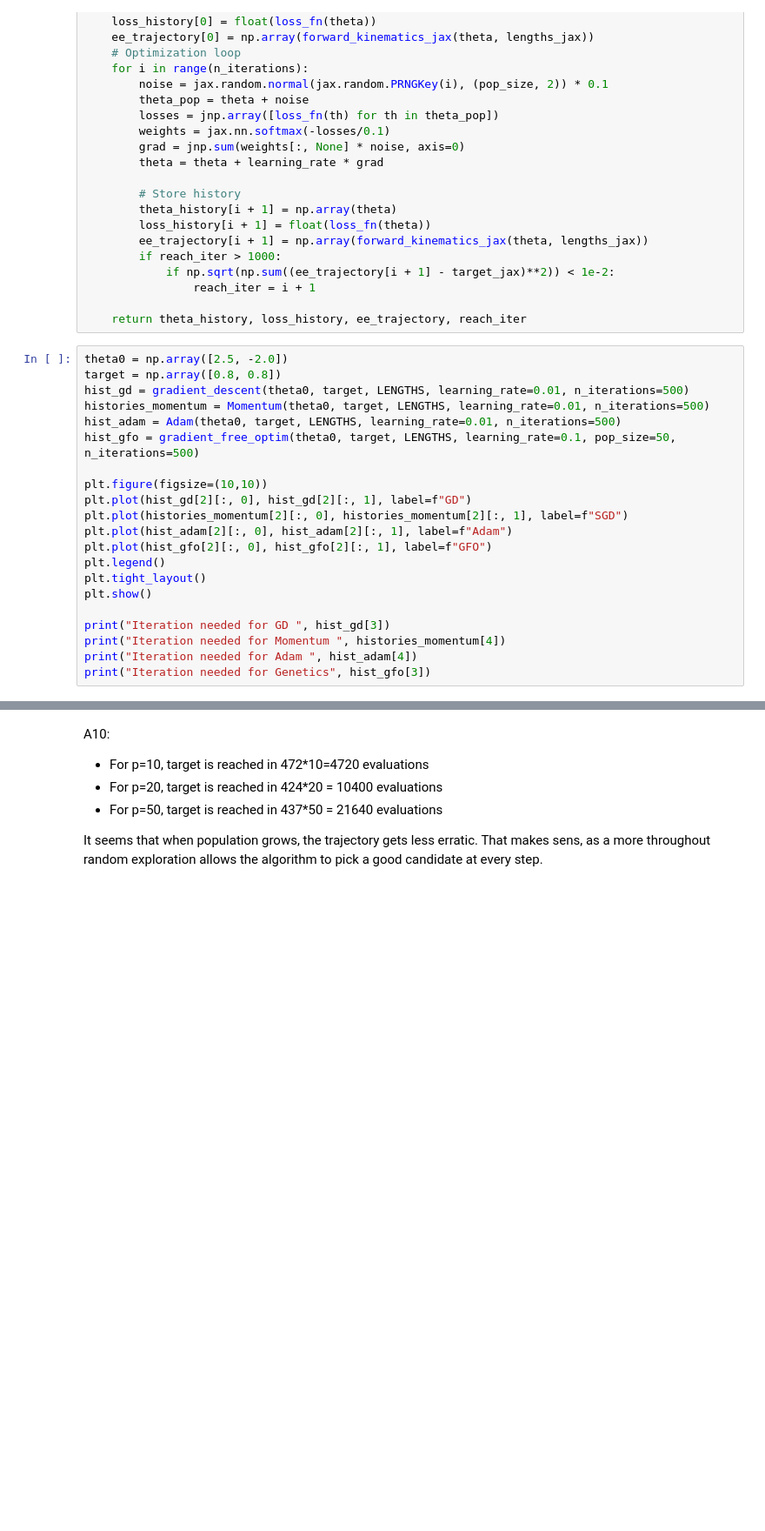
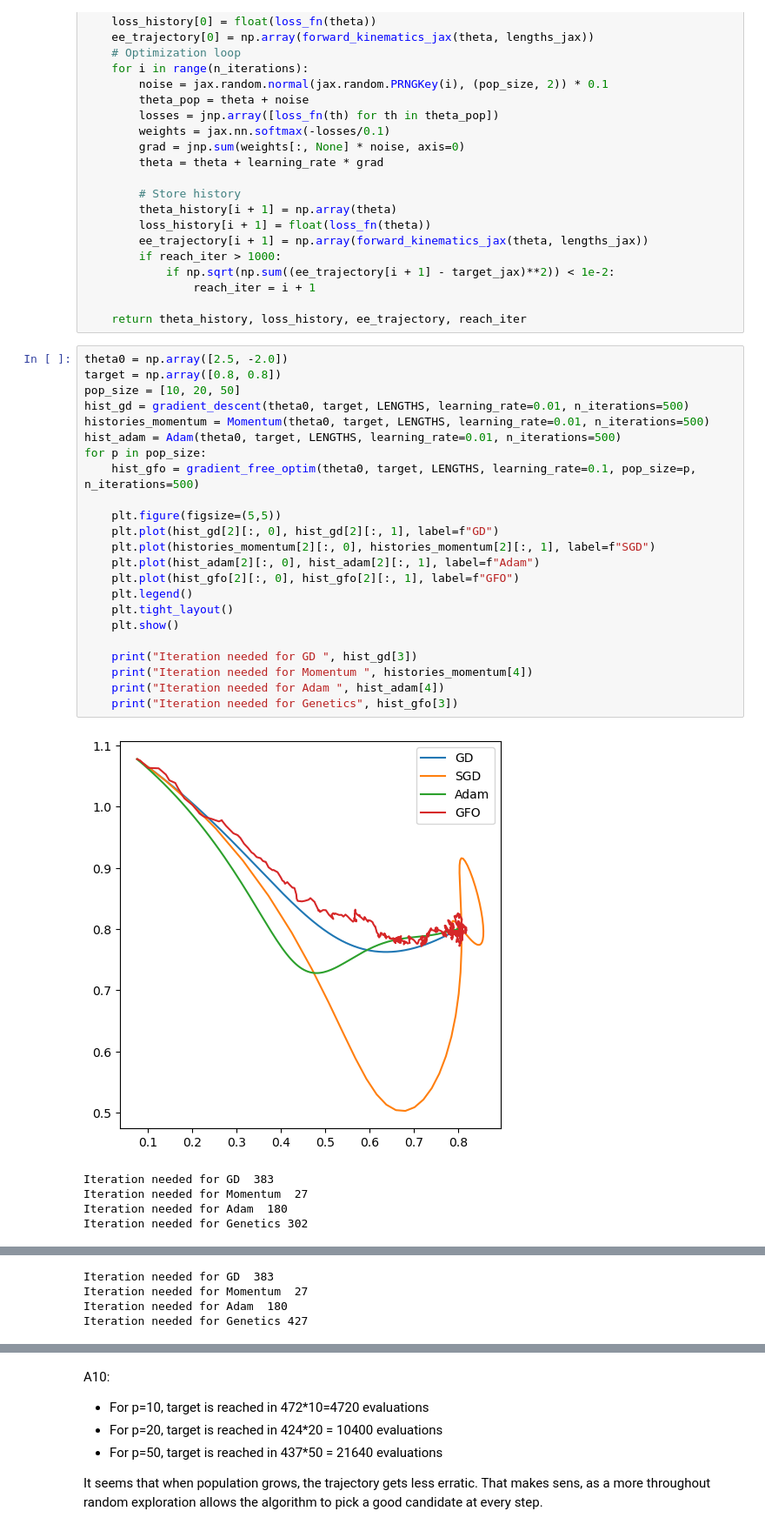
Before and after one commit to Paulchen-git/BE_optim, a Jupyter notebook: control_BE_submission.ipynb, the cells around one changed output, grey strips where cells are left out. Shown at 87% size. Cells and saved outputs as stored; diff of their text form; blank space fills up the shorter version.

```diff
--- a/control_BE_submission.ipynb
+++ b/control_BE_submission.ipynb
@@ -946,21 +1056,29 @@ def gradient_free_optim(theta_init: np.ndarray,
 # %%
 theta0 = np.array([2.5, -2.0])
 target = np.array([0.8, 0.8])
+pop_size = [10, 20, 50]
 hist_gd = gradient_descent(theta0, target, LENGTHS, learning_rate=0.01, n_iterations=500)
 histories_momentum = Momentum(theta0, target, LENGTHS, learning_rate=0.01, n_iterations=500)
 hist_adam = Adam(theta0, target, LENGTHS, learning_rate=0.01, n_iterations=500)
-hist_gfo = gradient_free_optim(theta0, target, LENGTHS, learning_rate=0.1, pop_size=50, n_iterations=500)
+for p in pop_size:
+    hist_gfo = gradient_free_optim(theta0, target, LENGTHS, learning_rate=0.1, pop_size=p, n_iterations=500)
 
-plt.figure(figsize=(10,10))
-plt.plot(hist_gd[2][:, 0], hist_gd[2][:, 1], label=f"GD")
-plt.plot(histories_momentum[2][:, 0], histories_momentum[2][:, 1], label=f"SGD")
-plt.plot(hist_adam[2][:, 0], hist_adam[2][:, 1], label=f"Adam")
-plt.plot(hist_gfo[2][:, 0], hist_gfo[2][:, 1], label=f"GFO")
-plt.legend()
-plt.tight_layout()
-plt.show()
+    plt.figure(figsize=(5,5))
+    plt.plot(hist_gd[2][:, 0], hist_gd[2][:, 1], label=f"GD")
+    plt.plot(histories_momentum[2][:, 0], histories_momentum[2][:, 1], label=f"SGD")
+    plt.plot(hist_adam[2][:, 0], hist_adam[2][:, 1], label=f"Adam")
+    plt.plot(hist_gfo[2][:, 0], hist_gfo[2][:, 1], label=f"GFO")
+    plt.legend()
+    plt.tight_layout()
+    plt.show()
 
-print("Iteration needed for GD ", hist_gd[3])
-print("Iteration needed for Momentum ", histories_momentum[4])
-print("Iteration needed for Adam ", hist_adam[4])
-print("Iteration needed for Genetics", hist_gfo[3])
+    print("Iteration needed for GD ", hist_gd[3])
+    print("Iteration needed for Momentum ", histories_momentum[4])
+    print("Iteration needed for Adam ", hist_adam[4])
+    print("Iteration needed for Genetics", hist_gfo[3])
+# %% [output]
+[figure, added]
+Iteration needed for GD  383
+Iteration needed for Momentum  27
+Iteration needed for Adam  180
+Iteration needed for Genetics 302
@@ -966,0 +1086,4 @@ print("Iteration needed for Genetics", hist_gfo[3])
+Iteration needed for GD  383
+Iteration needed for Momentum  27
+Iteration needed for Adam  180
+Iteration needed for Genetics 427
```
Also changed, not shown: parts of 46 cells of this notebook, 1 other file.
